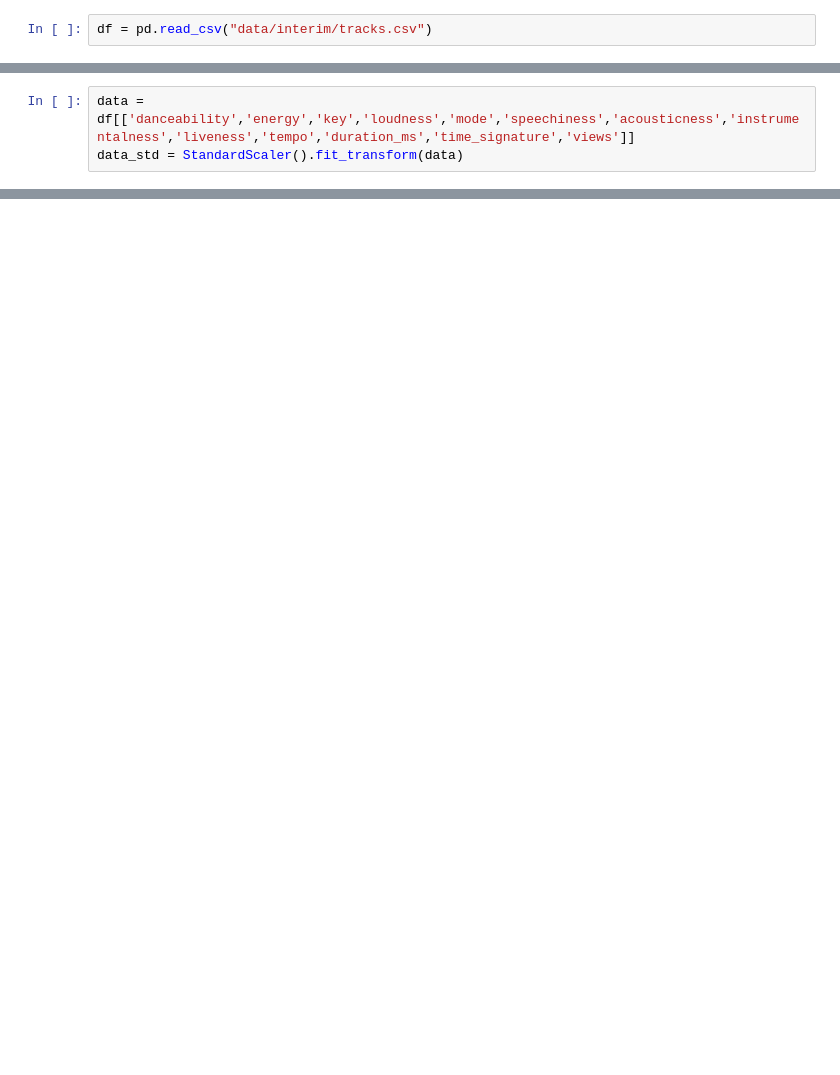
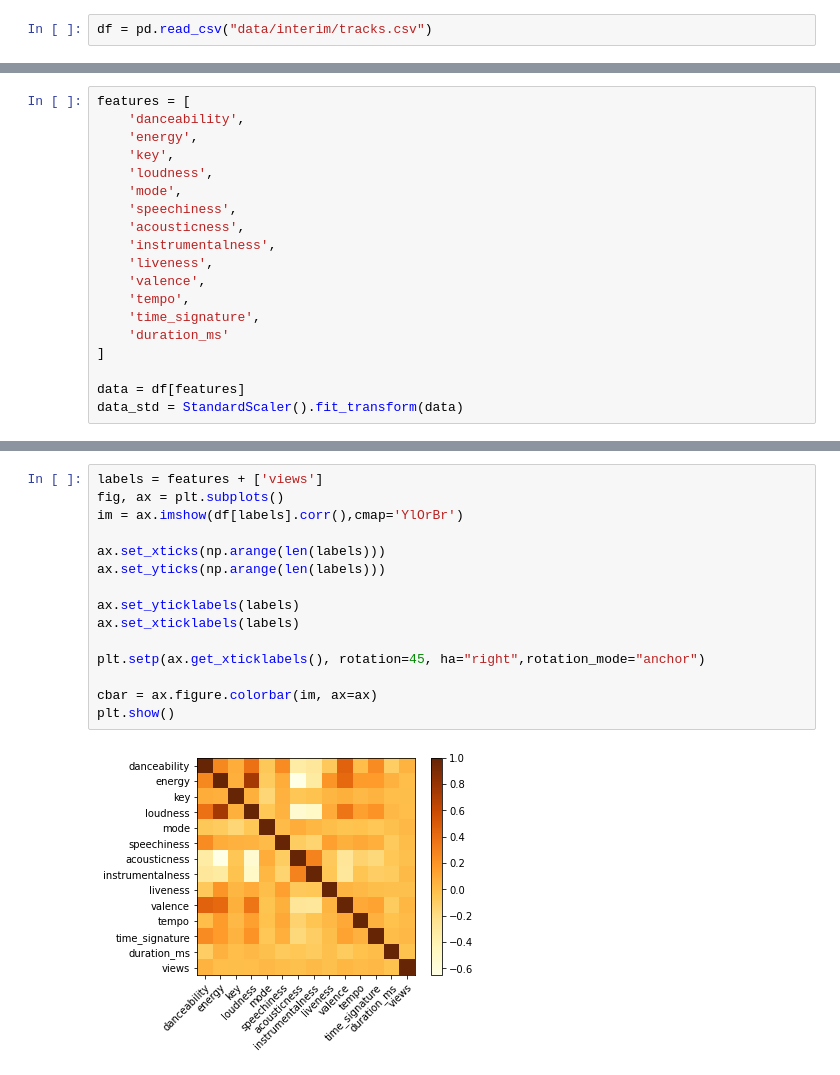
Before and after one commit to georgefourm/popularity-prediction, a Jupyter notebook: notebooks/Exploration.ipynb, the cells around one changed output, grey strips where cells are left out. Drawn from its saved outputs; the diff is of its cells as text; blank space fills up the shorter version.

```diff
--- a/notebooks/Exploration.ipynb
+++ b/notebooks/Exploration.ipynb
@@ -38,3 +52,19 @@ plt.hist(np.log10(views[views >0]),bins=10)
 # %%
-data = df[['danceability','energy','key','loudness','mode','speechiness','acousticness','instrumentalness','liveness','tempo','duration_ms','time_signature','views']]
+features = [
+    'danceability',
+    'energy',
+    'key',
+    'loudness',
+    'mode',
+    'speechiness',
+    'acousticness',
+    'instrumentalness',
+    'liveness',
+    'valence',
+    'tempo',
+    'time_signature',
+    'duration_ms'
+]
+
+data = df[features]
 data_std = StandardScaler().fit_transform(data)
@@ -73,0 +105,17 @@ plt.scatter(danceability[mask],views[mask])
+# %%
+labels = features + ['views']
+fig, ax = plt.subplots()
+im = ax.imshow(df[labels].corr(),cmap='YlOrBr')
+
+ax.set_xticks(np.arange(len(labels)))
+ax.set_yticks(np.arange(len(labels)))
+
+ax.set_yticklabels(labels)
+ax.set_xticklabels(labels)
+
+plt.setp(ax.get_xticklabels(), rotation=45, ha="right",rotation_mode="anchor")
+
+cbar = ax.figure.colorbar(im, ax=ax)
+plt.show()
+# %% [output]
+[figure, added]
```
Also changed, not shown: parts of 14 cells of this notebook, 3 other files.
